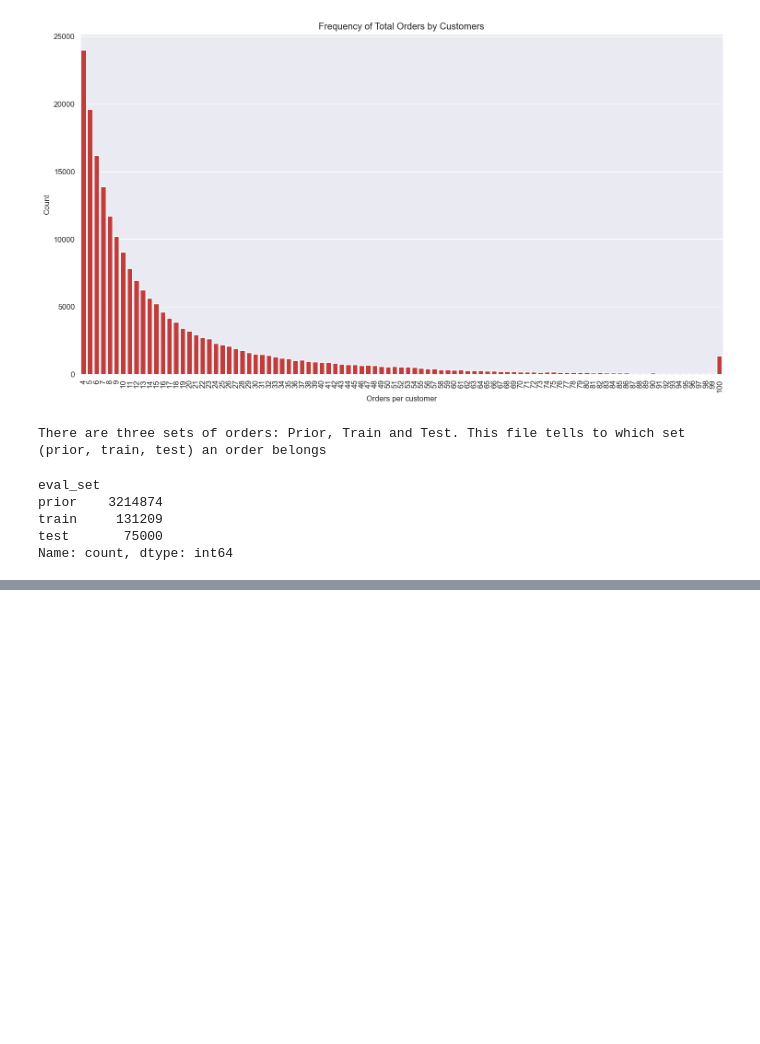
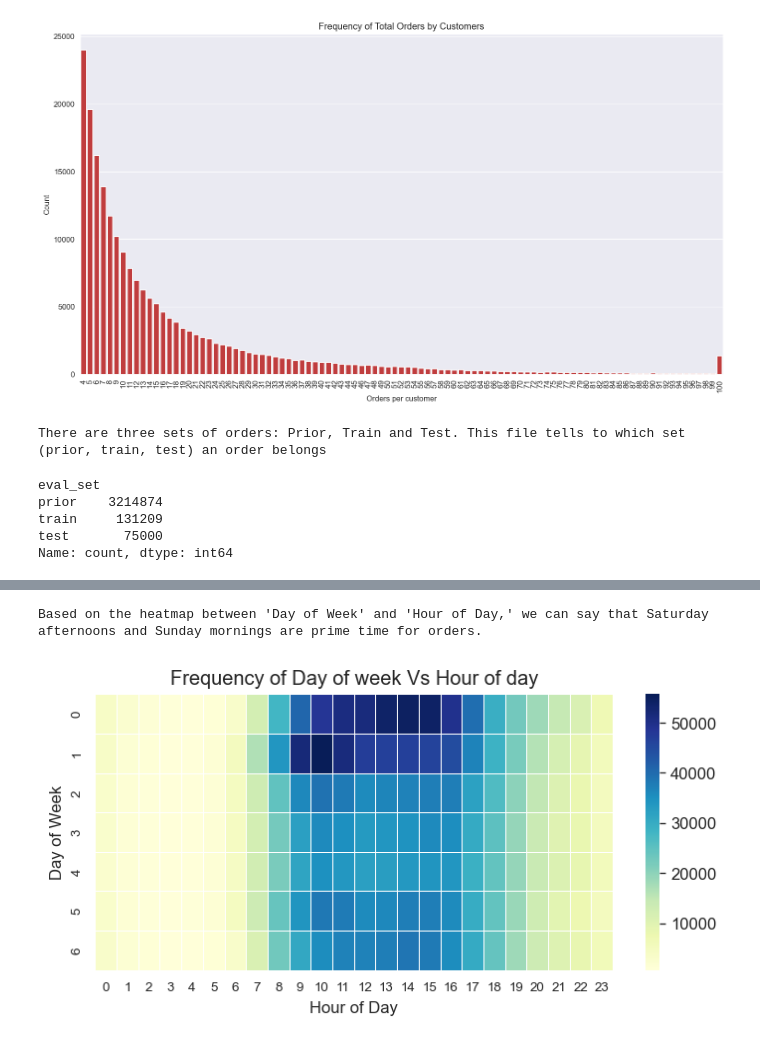
Before and after one commit to deeksha9107/instacart_market_basket_analysis, a Jupyter notebook: Instacart Market Basket Analysis 1.ipynb, the cells around one changed output, grey strips where cells are left out. Drawn from its saved outputs; the diff is of its cells as text; code cells hidden in the pictures; blank space fills up the shorter version.

```diff
--- a/Instacart Market Basket Analysis 1.ipynb
+++ b/Instacart Market Basket Analysis 1.ipynb
@@ -321,0 +389,4 @@ plt.show()
+# %%
+temp_df = orders.groupby(["order_dow", "order_hour_of_day"])["order_number"].aggregate("count").reset_index()
+temp_df = temp_df.pivot(index='order_dow', columns='order_hour_of_day', values='order_number')
+temp_df.head()
@@ -321,0 +402,16 @@ plt.show()
+# %%
+print("Based on the heatmap between 'Day of Week' and 'Hour of Day,' we can say that Saturday afternoons and Sunday mornings are prime time for orders.")
+ax = plt.subplots(figsize=(7,3))
+ax = sns.heatmap(temp_df, cmap="YlGnBu", linewidths=.5)
+ax.set_title("Frequency of Day of week Vs Hour of day", size = 12)
+ax.set_xlabel("Hour of Day", size = 10)
+ax.set_ylabel("Day of Week", size = 10)
+ax.tick_params(axis = 'both', labelsize = 8)
+cbar = ax.collections[0].colorbar
+cbar.ax.tick_params(labelsize=10)
+fig = ax.get_figure()
+fig.savefig("Frequency of Day of week Vs Hour of day.png")
+plt.show()
+# %% [output]
+Based on the heatmap between 'Day of Week' and 'Hour of Day,' we can say that Saturday afternoons and Sunday mornings are prime time for orders.
+[figure, added]
```
Also changed, not shown: parts of 28 cells of this notebook, 3 other files.
